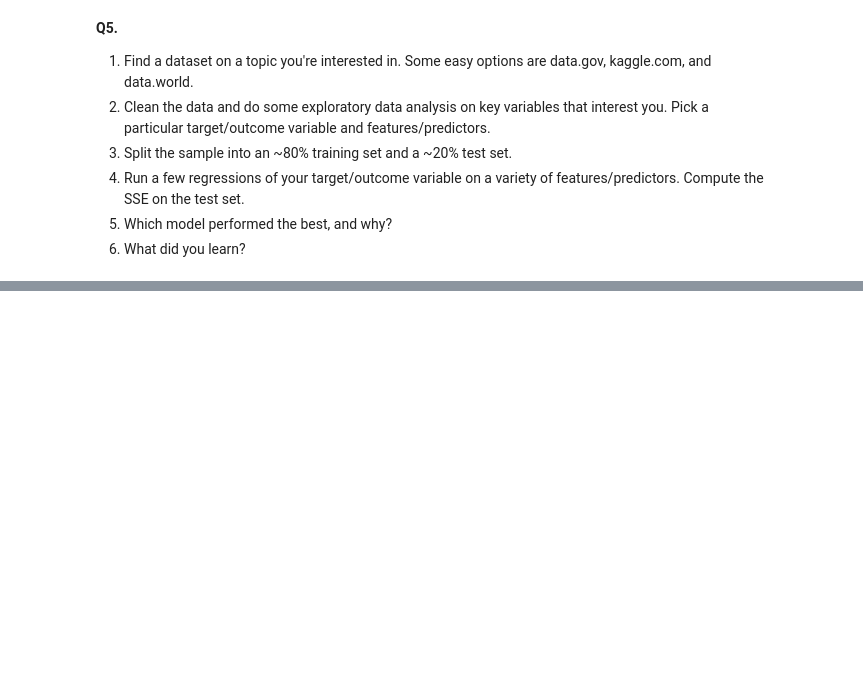
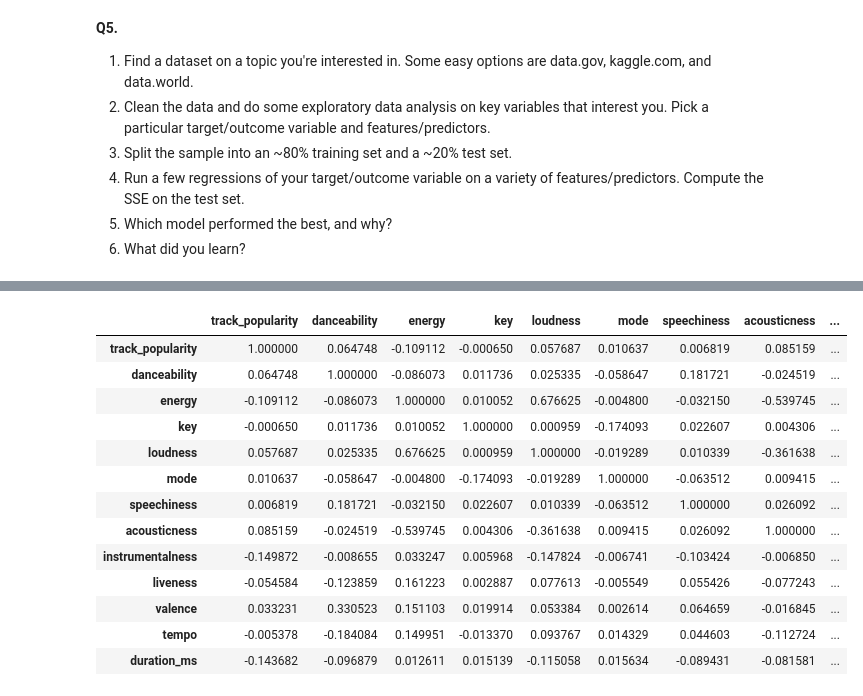
Before and after one commit to ejstew21/linearRegression, a Jupyter notebook: assignment.ipynb, the cells around one changed output, grey strips where cells are left out. Saved outputs shown, nothing was run; the diff lists cells and outputs as text; code cells hidden in the pictures; blank space fills up the shorter version.

```diff
--- a/assignment.ipynb
+++ b/assignment.ipynb
@@ -293,0 +336,17 @@ This is typically the preferred way of expressing the OLS coefficients.
+# %%
+df.corr()
+# %% [output]
+|  | track_popularity | danceability | energy | key | loudness | mode | speechiness | acousticness | ... |
+| track_popularity | 1.000000 | 0.064748 | -0.109112 | -0.000650 | 0.057687 | 0.010637 | 0.006819 | 0.085159 | ... |
+| danceability | 0.064748 | 1.000000 | -0.086073 | 0.011736 | 0.025335 | -0.058647 | 0.181721 | -0.024519 | ... |
+| energy | -0.109112 | -0.086073 | 1.000000 | 0.010052 | 0.676625 | -0.004800 | -0.032150 | -0.539745 | ... |
+| key | -0.000650 | 0.011736 | 0.010052 | 1.000000 | 0.000959 | -0.174093 | 0.022607 | 0.004306 | ... |
+| loudness | 0.057687 | 0.025335 | 0.676625 | 0.000959 | 1.000000 | -0.019289 | 0.010339 | -0.361638 | ... |
+| mode | 0.010637 | -0.058647 | -0.004800 | -0.174093 | -0.019289 | 1.000000 | -0.063512 | 0.009415 | ... |
+| speechiness | 0.006819 | 0.181721 | -0.032150 | 0.022607 | 0.010339 | -0.063512 | 1.000000 | 0.026092 | ... |
+| acousticness | 0.085159 | -0.024519 | -0.539745 | 0.004306 | -0.361638 | 0.009415 | 0.026092 | 1.000000 | ... |
+| instrumentalness | -0.149872 | -0.008655 | 0.033247 | 0.005968 | -0.147824 | -0.006741 | -0.103424 | -0.006850 | ... |
+| liveness | -0.054584 | -0.123859 | 0.161223 | 0.002887 | 0.077613 | -0.005549 | 0.055426 | -0.077243 | ... |
+| valence | 0.033231 | 0.330523 | 0.151103 | 0.019914 | 0.053384 | 0.002614 | 0.064659 | -0.016845 | ... |
+| tempo | -0.005378 | -0.184084 | 0.149951 | -0.013370 | 0.093767 | 0.014329 | 0.044603 | -0.112724 | ... |
+| duration_ms | -0.143682 | -0.096879 | 0.012611 | 0.015139 | -0.115058 | 0.015634 | -0.089431 | -0.081581 | ... |
```
Also changed, not shown: parts of 20 cells of this notebook.
